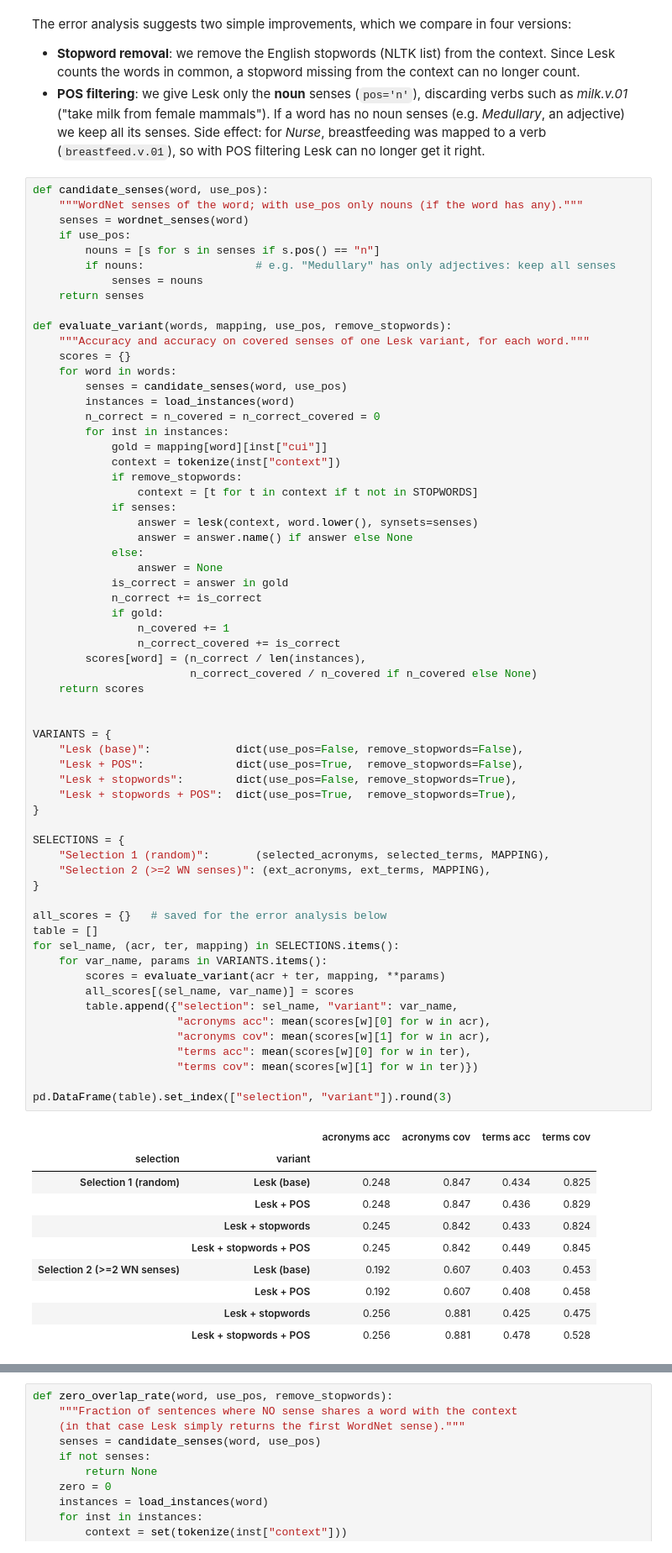
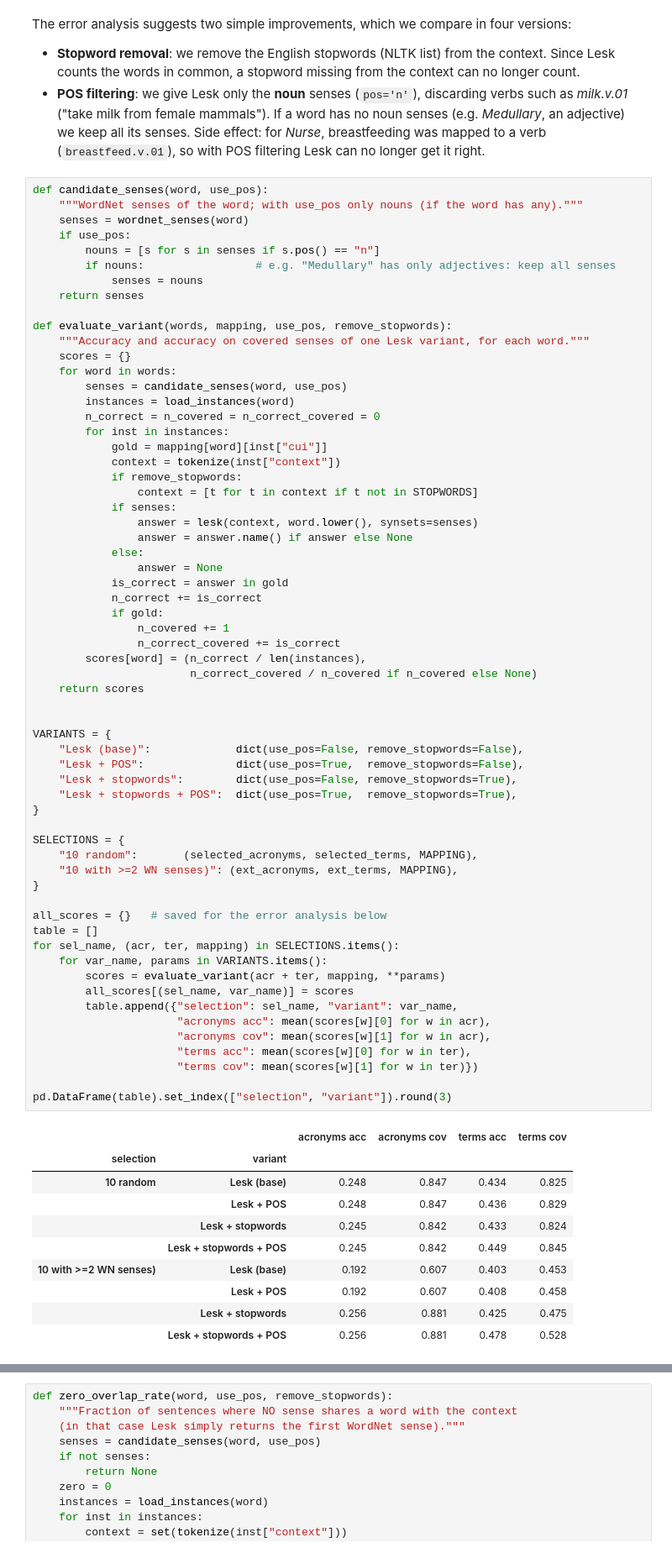
Before and after one commit to pygiopoli/nlp_project_26, a Jupyter notebook: scripts/p1_2_lesk/task_2.ipynb, the cells around one changed output, grey strips where cells are left out. Shown at 84% size. Drawn from its saved outputs; the diff is of its cells as text.

```diff
--- a/scripts/p1_2_lesk/task_2.ipynb
+++ b/scripts/p1_2_lesk/task_2.ipynb
@@ -482,40 +470,40 @@ def evaluate_variant(words, mapping, use_pos, remove_stopwords):
                         n_correct_covered / n_covered if n_covered else None)
     return scores
 
 
 VARIANTS = {
     "Lesk (base)":             dict(use_pos=False, remove_stopwords=False),
     "Lesk + POS":              dict(use_pos=True,  remove_stopwords=False),
     "Lesk + stopwords":        dict(use_pos=False, remove_stopwords=True),
     "Lesk + stopwords + POS":  dict(use_pos=True,  remove_stopwords=True),
 }
 
 SELECTIONS = {
-    "Selection 1 (random)":       (selected_acronyms, selected_terms, MAPPING),
-    "Selection 2 (>=2 WN senses)": (ext_acronyms, ext_terms, MAPPING),
+    "10 random":       (selected_acronyms, selected_terms, MAPPING),
+    "10 with >=2 WN senses)": (ext_acronyms, ext_terms, MAPPING),
 }
 
 all_scores = {}   # saved for the error analysis below
 table = []
 for sel_name, (acr, ter, mapping) in SELECTIONS.items():
     for var_name, params in VARIANTS.items():
         scores = evaluate_variant(acr + ter, mapping, **params)
         all_scores[(sel_name, var_name)] = scores
         table.append({"selection": sel_name, "variant": var_name,
                       "acronyms acc": mean(scores[w][0] for w in acr),
                       "acronyms cov": mean(scores[w][1] for w in acr),
                       "terms acc": mean(scores[w][0] for w in ter),
                       "terms cov": mean(scores[w][1] for w in ter)})
 
 pd.DataFrame(table).set_index(["selection", "variant"]).round(3)
 # %% [output]
 |  |  | acronyms acc | acronyms cov | terms acc | terms cov |
 | selection | variant |  |  |  |  |
-| Selection 1 (random) | Lesk (base) | 0.248 | 0.847 | 0.434 | 0.825 |
+| 10 random | Lesk (base) | 0.248 | 0.847 | 0.434 | 0.825 |
 |  | Lesk + POS | 0.248 | 0.847 | 0.436 | 0.829 |
 |  | Lesk + stopwords | 0.245 | 0.842 | 0.433 | 0.824 |
 |  | Lesk + stopwords + POS | 0.245 | 0.842 | 0.449 | 0.845 |
-| Selection 2 (>=2 WN senses) | Lesk (base) | 0.192 | 0.607 | 0.403 | 0.453 |
+| 10 with >=2 WN senses) | Lesk (base) | 0.192 | 0.607 | 0.403 | 0.453 |
 |  | Lesk + POS | 0.192 | 0.607 | 0.408 | 0.458 |
 |  | Lesk + stopwords | 0.256 | 0.881 | 0.425 | 0.475 |
 |  | Lesk + stopwords + POS | 0.256 | 0.881 | 0.478 | 0.528 |
```
Also changed, not shown: parts of 18 cells of this notebook.
